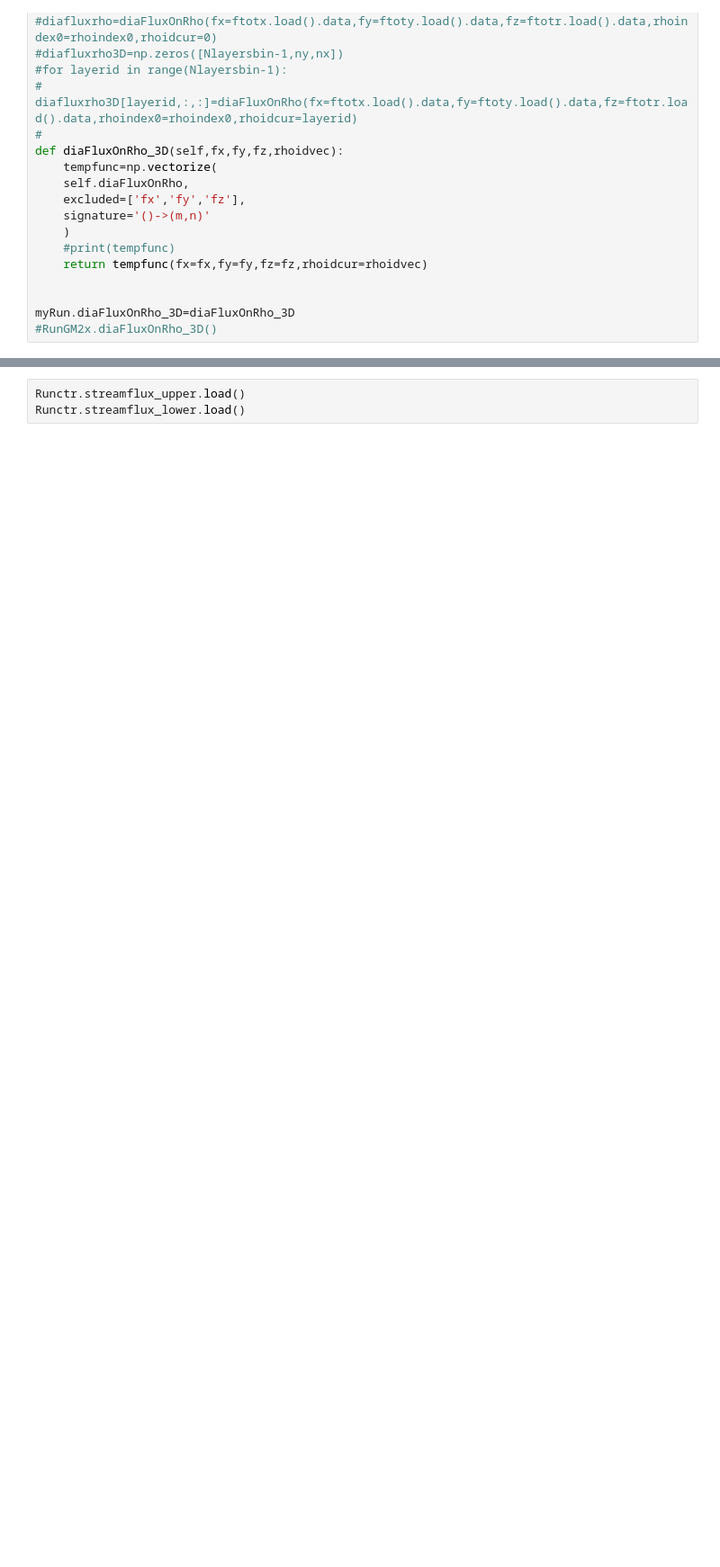
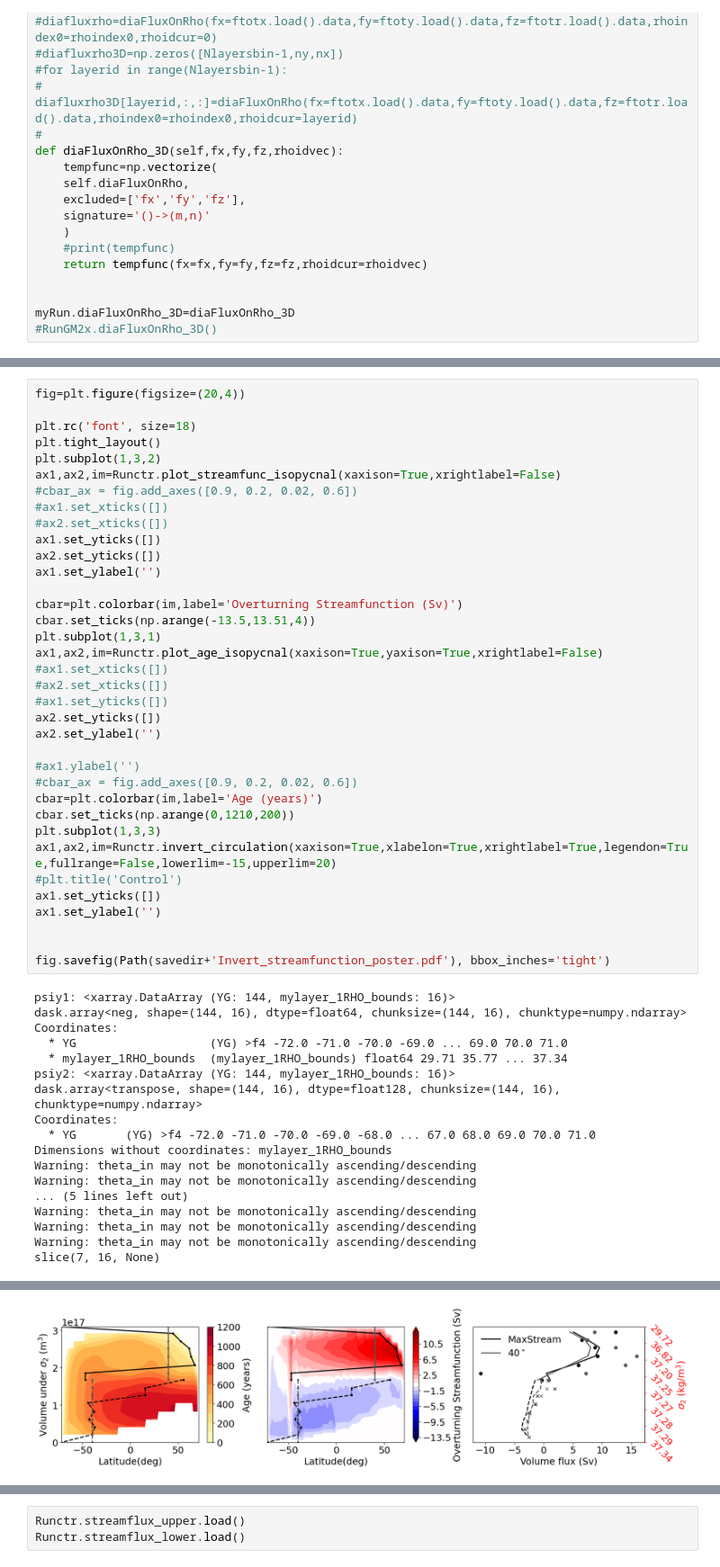
Before and after one commit to anthony-meza/test_age_framework, a Jupyter notebook: single_basin_production_figures.ipynb, the cells around one changed output, grey strips where cells are left out. Shown at 90% size. Drawn from its saved outputs; the diff is of its cells as text; blank space fills up the shorter version.

```diff
--- a/single_basin_production_figures.ipynb
+++ b/single_basin_production_figures.ipynb
@@ -2592,0 +2813,54 @@ fig.savefig(Path(savedir+'Invert_streamfunction_value.pdf'), bbox_inches='tight'
+# %%
+fig=plt.figure(figsize=(20,4))
+
+plt.rc('font', size=18)
+plt.tight_layout()
+plt.subplot(1,3,2)
+ax1,ax2,im=Runctr.plot_streamfunc_isopycnal(xaxison=True,xrightlabel=False)
+#cbar_ax = fig.add_axes([0.9, 0.2, 0.02, 0.6])
+#ax1.set_xticks([])
+#ax2.set_xticks([])
+ax1.set_yticks([])
+ax2.set_yticks([])
+ax1.set_ylabel('')
+
+cbar=plt.colorbar(im,label='Overturning Streamfunction (Sv)')
+cbar.set_ticks(np.arange(-13.5,13.51,4))
+plt.subplot(1,3,1)
+ax1,ax2,im=Runctr.plot_age_isopycnal(xaxison=True,yaxison=True,xrightlabel=False)
+#ax1.set_xticks([])
+#ax2.set_xticks([])
+#ax1.set_yticks([])
+ax2.set_yticks([])
+ax2.set_ylabel('')
+
+#ax1.ylabel('')
+#cbar_ax = fig.add_axes([0.9, 0.2, 0.02, 0.6])
+cbar=plt.colorbar(im,label='Age (years)')
+cbar.set_ticks(np.arange(0,1210,200))
+plt.subplot(1,3,3)
+ax1,ax2,im=Runctr.invert_circulation(xaxison=True,xlabelon=True,xrightlabel=True,legendon=True,fullrange=False,lowerlim=-15,upperlim=20)
+#plt.title('Control')
+ax1.set_yticks([])
+ax1.set_ylabel('')
+
+
+fig.savefig(Path(savedir+'Invert_streamfunction_poster.pdf'), bbox_inches='tight')
+# %% [output]
+psiy1: <xarray.DataArray (YG: 144, mylayer_1RHO_bounds: 16)>
+dask.array<neg, shape=(144, 16), dtype=float64, chunksize=(144, 16), chunktype=numpy.ndarray>
+Coordinates:
+  * YG                   (YG) >f4 -72.0 -71.0 -70.0 -69.0 ... 69.0 70.0 71.0
+  * mylayer_1RHO_bounds  (mylayer_1RHO_bounds) float64 29.71 35.77 ... 37.34
+psiy2: <xarray.DataArray (YG: 144, mylayer_1RHO_bounds: 16)>
+dask.array<transpose, shape=(144, 16), dtype=float128, chunksize=(144, 16), chunktype=numpy.ndarray>
+Coordinates:
+  * YG       (YG) >f4 -72.0 -71.0 -70.0 -69.0 -68.0 ... 67.0 68.0 69.0 70.0 71.0
+Dimensions without coordinates: mylayer_1RHO_bounds
+Warning: theta_in may not be monotonically ascending/descending
+Warning: theta_in may not be monotonically ascending/descending
+... (5 lines left out)
+Warning: theta_in may not be monotonically ascending/descending
+Warning: theta_in may not be monotonically ascending/descending
+Warning: theta_in may not be monotonically ascending/descending
+slice(7, 16, None)
@@ -2593,3 +2915,4 @@ fig.savefig(Path(savedir+'Invert_streamfunction_value.pdf'), bbox_inches='tight'
+[figure, added]
 # %%
 def invert_circulation_agediff(self,xaxison=False,yaxison=True,legendon=False,xrightlabel=True,fullrange=True):
     '''
```
Also changed, not shown: parts of 20 cells of this notebook, 1 other file.
